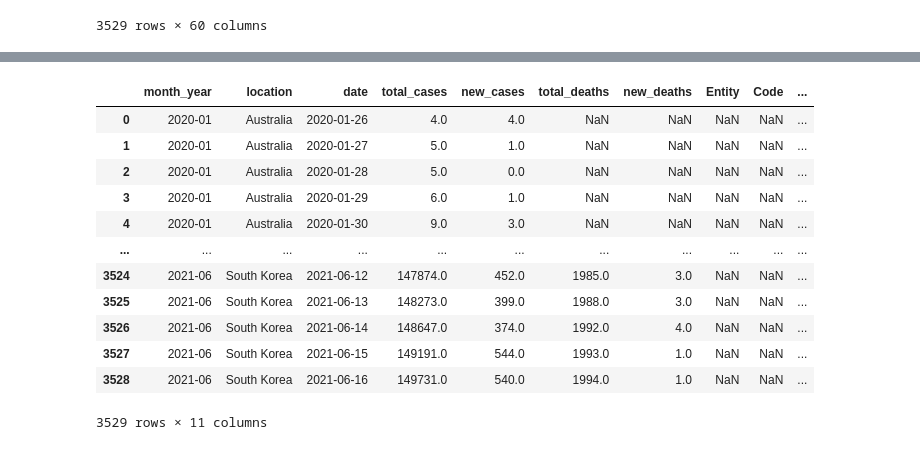
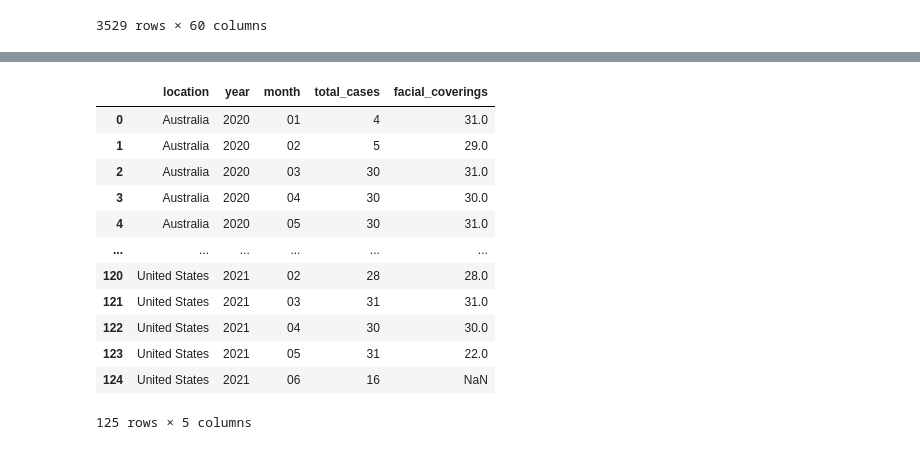
Before and after one commit to nithiyasuresh/Project-1-Covid-PolicyChangesAnalysis, a Jupyter notebook: face_mask/face-mask.ipynb, the cells around one changed output, grey strips where cells are left out. Saved outputs shown, nothing was run; the diff lists cells and outputs as text; code cells hidden in the pictures.

Commit message:
update on the merged df

```diff
--- a/face_mask/face-mask.ipynb
+++ b/face_mask/face-mask.ipynb
@@ -108,0 +86,3 @@ Name: location, dtype: int64
+# %%
+count_of_total_cases = country_df_cleaned.groupby(['location','year', 'month']).nunique()['total_cases']
+count_of_total_cases
@@ -108,0 +103,3 @@ Name: location, dtype: int64
+# %%
+count_of_total_cases = count_of_total_cases.reset_index()
+count_of_total_cases
@@ -163,0 +163,4 @@ Name: facial_coverings, dtype: int64
+# %%
+fm_country_df["month"] = fm_country_df["Day"].astype(str).str[5:7]
+fm_country_df['year'] = fm_country_df["Day"].astype(str).str[0:4]
+fm_country_df
@@ -163,0 +181,4 @@ Name: facial_coverings, dtype: int64
+# %%
+count_of_facial_coverings = fm_country_df.groupby(['Entity', 'year', 'month']).count()['facial_coverings']
+count_of_facial_coverings = count_of_facial_coverings.reset_index()
+count_of_facial_coverings
@@ -164,19 +199,20 @@ Name: facial_coverings, dtype: int64
 # %%
 # merge selected_covid_data and international_travel_data
-merged_df = pd.merge(country_df_cleaned, fm_country_df, how='left',
-                           left_on=['date','location'], right_on = ['Day','Entity'])
+merged_df = pd.merge(count_of_total_cases, count_of_facial_coverings, how='left',
+                           left_on=['location', 'year', 'month'], right_on = ['Entity', 'year', 'month'])
+merged_df = merged_df.drop(columns=['Entity'])
 merged_df
 # %% [output]
-|  | month_year | location | date | total_cases | new_cases | total_deaths | new_deaths | Entity | Code | ... |
-| 0 | 2020-01 | Australia | 2020-01-26 | 4.0 | 4.0 | NaN | NaN | NaN | NaN | ... |
-| 1 | 2020-01 | Australia | 2020-01-27 | 5.0 | 1.0 | NaN | NaN | NaN | NaN | ... |
-| 2 | 2020-01 | Australia | 2020-01-28 | 5.0 | 0.0 | NaN | NaN | NaN | NaN | ... |
-| 3 | 2020-01 | Australia | 2020-01-29 | 6.0 | 1.0 | NaN | NaN | NaN | NaN | ... |
-| 4 | 2020-01 | Australia | 2020-01-30 | 9.0 | 3.0 | NaN | NaN | NaN | NaN | ... |
-| ... | ... | ... | ... | ... | ... | ... | ... | ... | ... | ... |
-| 3524 | 2021-06 | South Korea | 2021-06-12 | 147874.0 | 452.0 | 1985.0 | 3.0 | NaN | NaN | ... |
-| 3525 | 2021-06 | South Korea | 2021-06-13 | 148273.0 | 399.0 | 1988.0 | 3.0 | NaN | NaN | ... |
-| 3526 | 2021-06 | South Korea | 2021-06-14 | 148647.0 | 374.0 | 1992.0 | 4.0 | NaN | NaN | ... |
-| 3527 | 2021-06 | South Korea | 2021-06-15 | 149191.0 | 544.0 | 1993.0 | 1.0 | NaN | NaN | ... |
-| 3528 | 2021-06 | South Korea | 2021-06-16 | 149731.0 | 540.0 | 1994.0 | 1.0 | NaN | NaN | ... |
+|  | location | year | month | total_cases | facial_coverings |
+| 0 | Australia | 2020 | 01 | 4 | 31.0 |
+| 1 | Australia | 2020 | 02 | 5 | 29.0 |
+| 2 | Australia | 2020 | 03 | 30 | 31.0 |
+| 3 | Australia | 2020 | 04 | 30 | 30.0 |
+| 4 | Australia | 2020 | 05 | 30 | 31.0 |
+| ... | ... | ... | ... | ... | ... |
+| 120 | United States | 2021 | 02 | 28 | 28.0 |
+| 121 | United States | 2021 | 03 | 31 | 31.0 |
+| 122 | United States | 2021 | 04 | 30 | 30.0 |
+| 123 | United States | 2021 | 05 | 31 | 22.0 |
+| 124 | United States | 2021 | 06 | 16 | NaN |
-3529 rows × 11 columns
+125 rows × 5 columns
```
Also changed, not shown: parts of 17 cells of this notebook, 3 other files.
